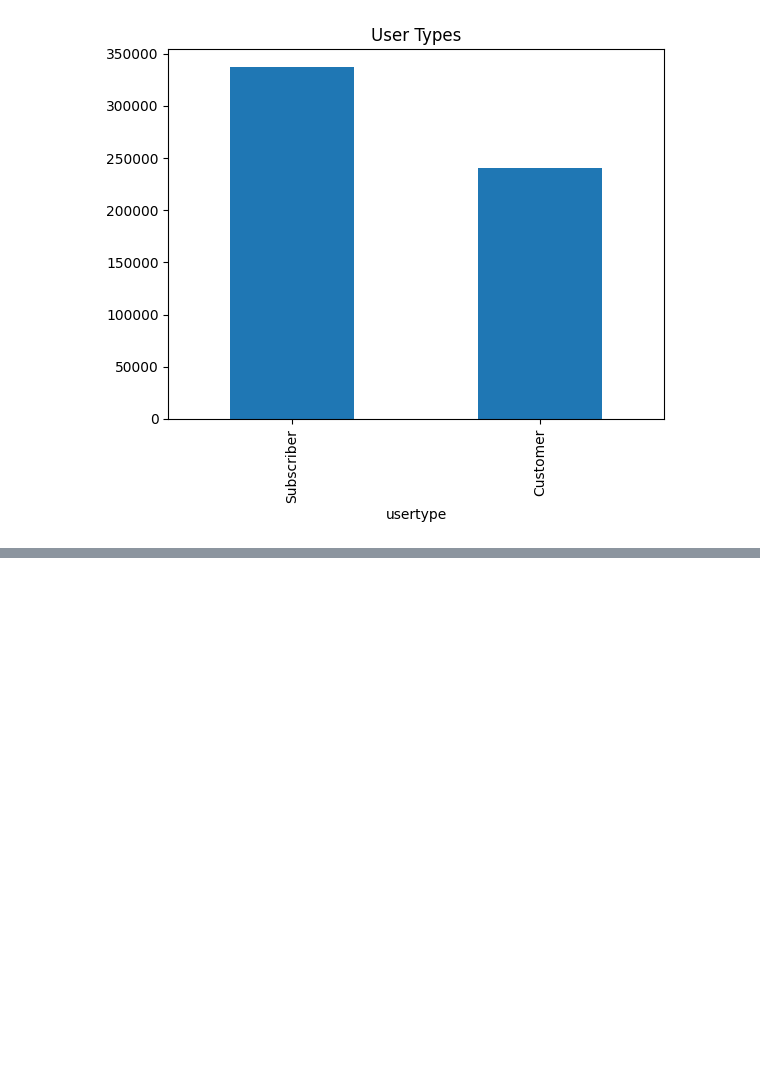
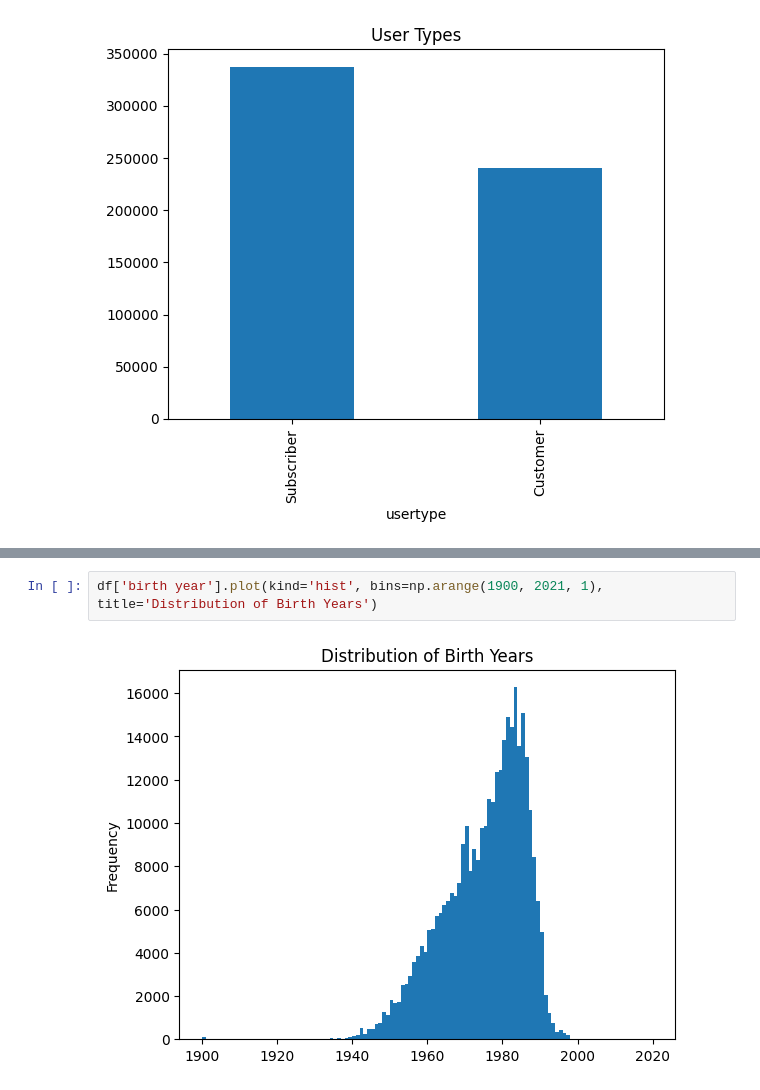
Before and after one commit to UBC-MDS/DSCI-532_2026_34_BikeShareOptimizer, a Jupyter notebook: notebooks/eda_analysis.ipynb, the cells around one changed output, grey strips where cells are left out. Saved outputs shown, nothing was run; the diff lists cells and outputs as text; blank space fills up the shorter version.

```diff
--- a/notebooks/eda_analysis.ipynb
+++ b/notebooks/eda_analysis.ipynb
@@ -110,0 +119,4 @@ trips_per_start_station_hour
+# %%
+df['birth year'].plot(kind='hist', bins=np.arange(1900, 2021, 1), title='Distribution of Birth Years')
+# %% [output]
+[figure, added]
```
Also changed, not shown: parts of 6 cells of this notebook.
